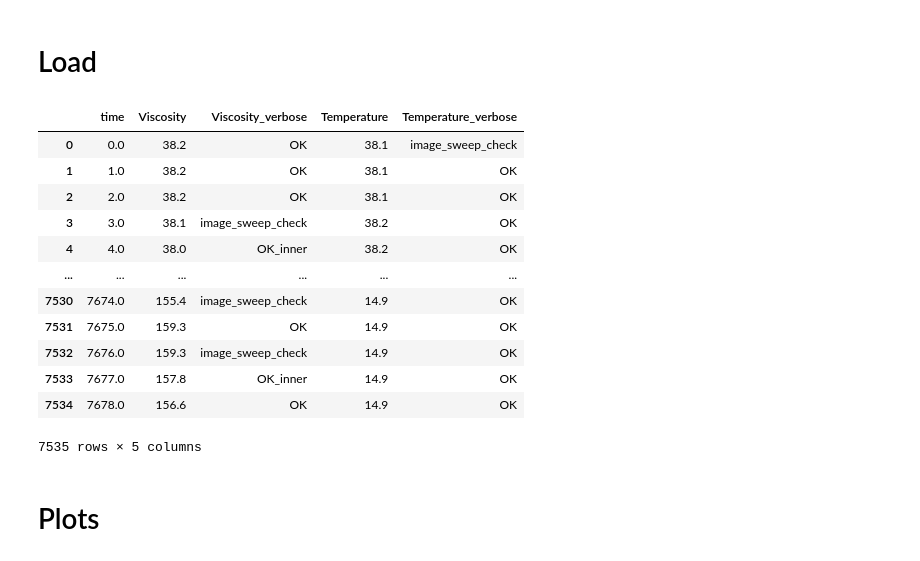
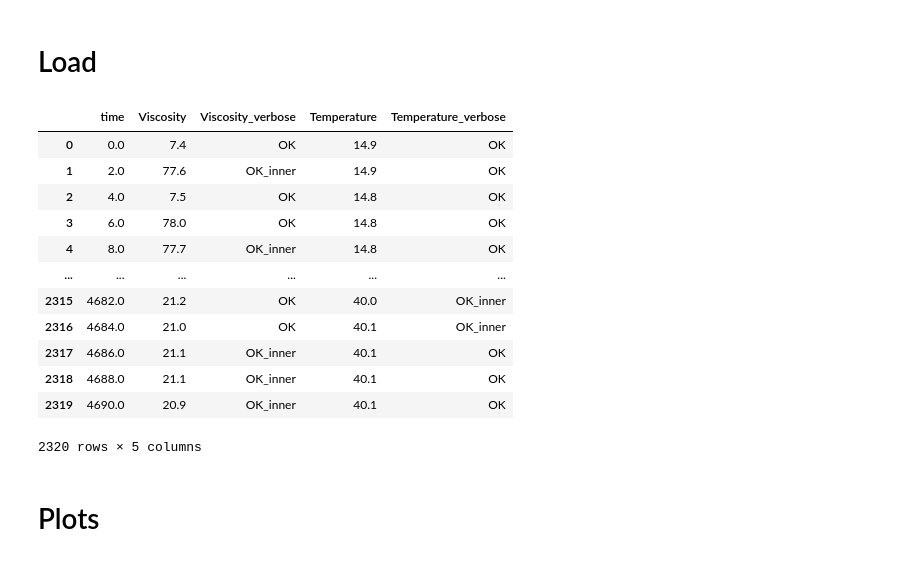
Before and after one commit to EnglishBeach/Diplom-work, a Jupyter notebook: plots.ipynb, the cells around one changed output. Saved outputs shown, nothing was run; the diff lists cells and outputs as text; code cells hidden in the pictures.

```diff
--- a/plots.ipynb
+++ b/plots.ipynb
@@ -110,23 +110,26 @@ df.to_csv(f'{folder_path}\{ready_data_name}',index=0)
 # %%
 data_path=''
 while (data_path == '') or (not os.path.isfile(data_path)):
     data_path = input(f"Input data path: ")
+_path_list = (data_path).split('\\')
+folder_path = '\\'.join(_path_list[:-1])
+data_name = _path_list[-1]
 df = pd.read_csv(data_path)
 df
 # %% [output]
 |  | time | Viscosity | Viscosity_verbose | Temperature | Temperature_verbose |
-| 0 | 0.0 | 38.2 | OK | 38.1 | image_sweep_check |
-| 1 | 1.0 | 38.2 | OK | 38.1 | OK |
-| 2 | 2.0 | 38.2 | OK | 38.1 | OK |
-| 3 | 3.0 | 38.1 | image_sweep_check | 38.2 | OK |
-| 4 | 4.0 | 38.0 | OK_inner | 38.2 | OK |
+| 0 | 0.0 | 7.4 | OK | 14.9 | OK |
+| 1 | 2.0 | 77.6 | OK_inner | 14.9 | OK |
+| 2 | 4.0 | 7.5 | OK | 14.8 | OK |
+| 3 | 6.0 | 78.0 | OK | 14.8 | OK |
+| 4 | 8.0 | 77.7 | OK_inner | 14.8 | OK |
 | ... | ... | ... | ... | ... | ... |
-| 7530 | 7674.0 | 155.4 | image_sweep_check | 14.9 | OK |
-| 7531 | 7675.0 | 159.3 | OK | 14.9 | OK |
-| 7532 | 7676.0 | 159.3 | image_sweep_check | 14.9 | OK |
-| 7533 | 7677.0 | 157.8 | OK_inner | 14.9 | OK |
-| 7534 | 7678.0 | 156.6 | OK | 14.9 | OK |
+| 2315 | 4682.0 | 21.2 | OK | 40.0 | OK_inner |
+| 2316 | 4684.0 | 21.0 | OK | 40.1 | OK_inner |
+| 2317 | 4686.0 | 21.1 | OK_inner | 40.1 | OK |
+| 2318 | 4688.0 | 21.1 | OK_inner | 40.1 | OK |
+| 2319 | 4690.0 | 20.9 | OK_inner | 40.1 | OK |
-7535 rows × 5 columns
+2320 rows × 5 columns
 # %% [markdown]
 # Plots
 # %%
```
Also changed, not shown: parts of 5 cells of this notebook.
